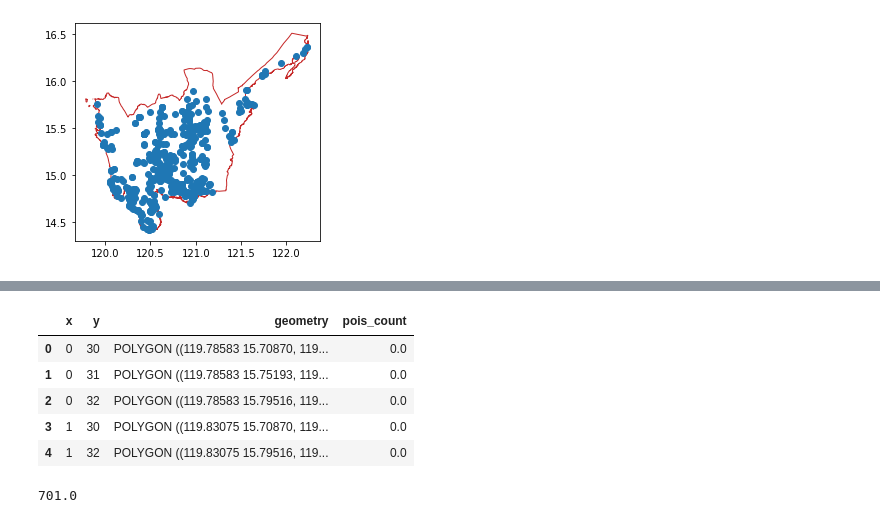
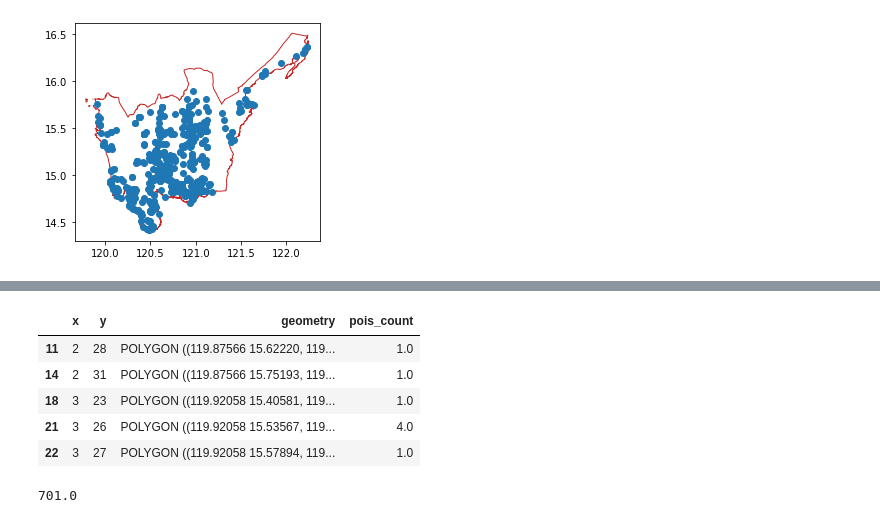
Before and after one commit to thinkingmachines/geowrangler, a Jupyter notebook: notebooks/tutorial.vector_zonal_stats.ipynb, the cells around one changed output, grey strips where cells are left out. Saved outputs shown, nothing was run; the diff lists cells and outputs as text; code cells hidden in the pictures.

```diff
--- a/notebooks/tutorial.vector_zonal_stats.ipynb
+++ b/notebooks/tutorial.vector_zonal_stats.ipynb
@@ -318,13 +315,13 @@ ax = grid_aoi.plot(ax=ax, facecolor="none", edgecolor="green")
 # %%
 # no_test
-grid_aoi.head()
+grid_aoi[grid_aoi.pois_count > 0].head()
 # %% [output]
 |  | x | y | geometry | pois_count |
-| 0 | 0 | 30 | POLYGON ((119.78583 15.70870, 119... | 0.0 |
-| 1 | 0 | 31 | POLYGON ((119.78583 15.75193, 119... | 0.0 |
-| 2 | 0 | 32 | POLYGON ((119.78583 15.79516, 119... | 0.0 |
-| 3 | 1 | 30 | POLYGON ((119.83075 15.70870, 119... | 0.0 |
-| 4 | 1 | 32 | POLYGON ((119.83075 15.79516, 119... | 0.0 |
+| 11 | 2 | 28 | POLYGON ((119.87566 15.62220, 119... | 1.0 |
+| 14 | 2 | 31 | POLYGON ((119.87566 15.75193, 119... | 1.0 |
+| 18 | 3 | 23 | POLYGON ((119.92058 15.40581, 119... | 1.0 |
+| 21 | 3 | 26 | POLYGON ((119.92058 15.53567, 119... | 4.0 |
+| 22 | 3 | 27 | POLYGON ((119.92058 15.57894, 119... | 1.0 |
 # %%
 # no_test
 grid_aoi.pois_count.sum()
```
Also changed, not shown: parts of 37 cells of this notebook.
